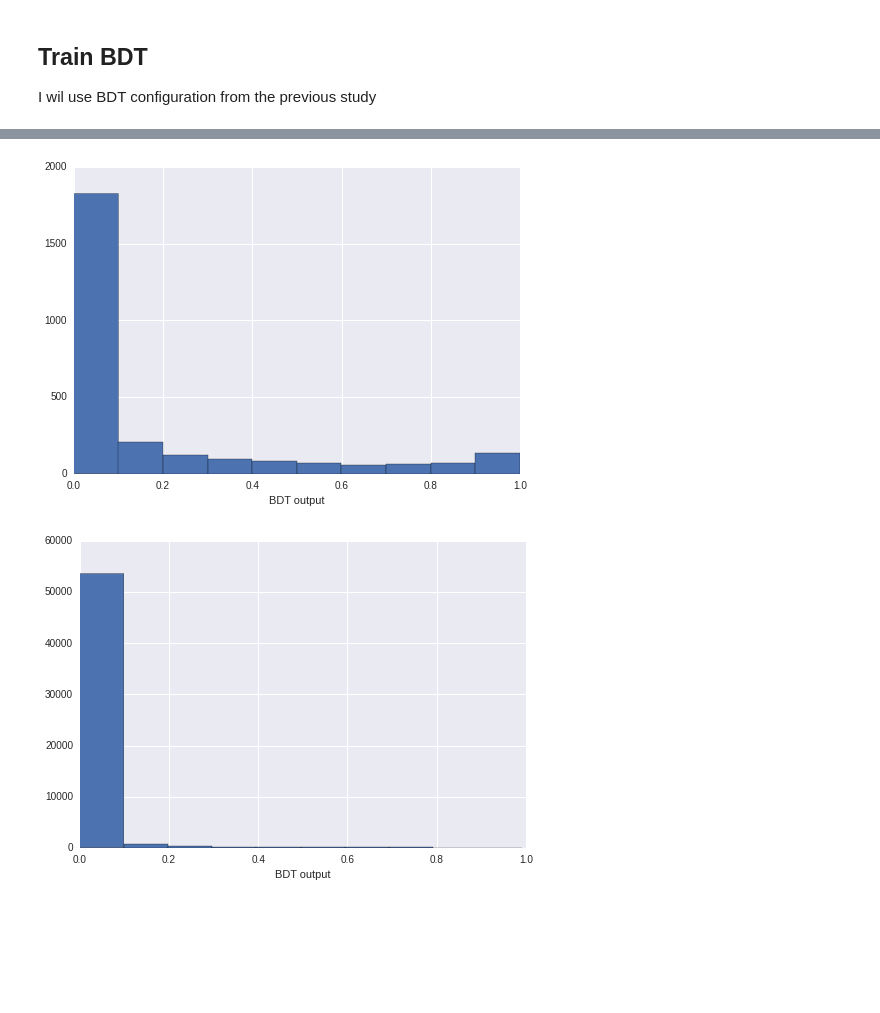
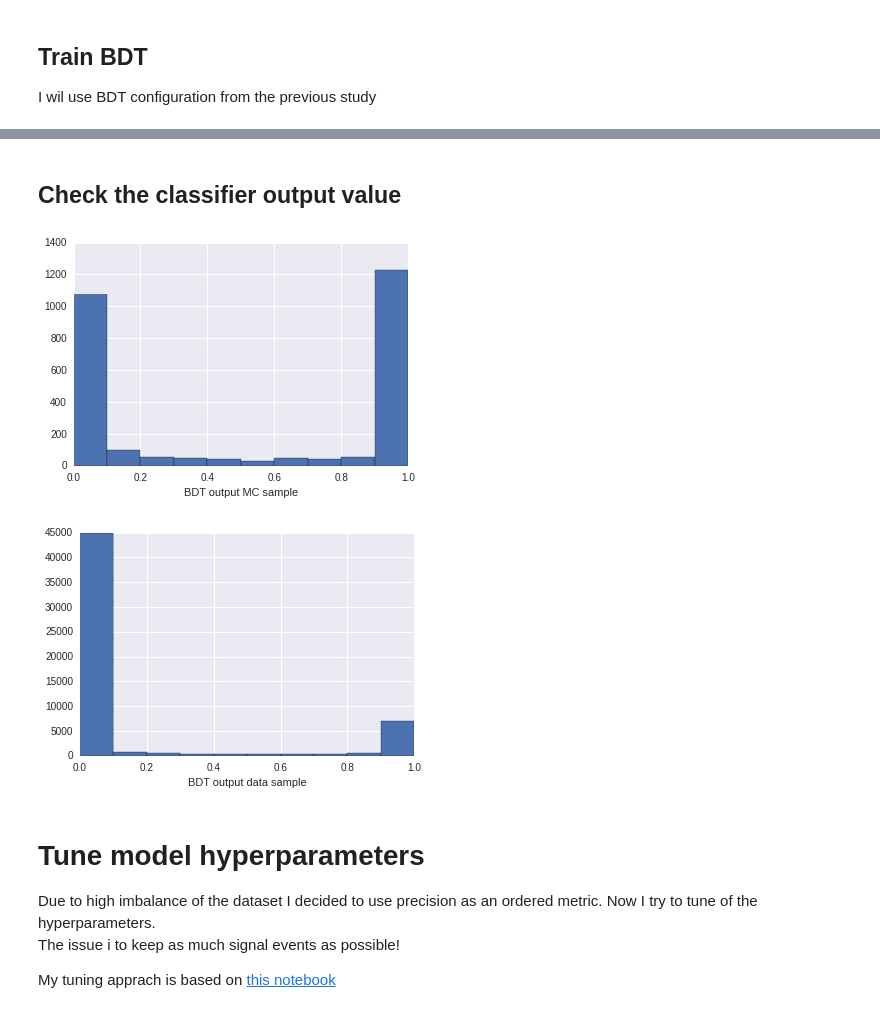
Before and after one commit to adendek/Xibc, a Jupyter notebook: MachineLearning/Xb2LbK/sklearn/BDT-Baseline.ipynb, the cells around one changed output, grey strips where cells are left out. Saved outputs shown, nothing was run; the diff lists cells and outputs as text; code cells hidden in the pictures; blank space fills up the shorter version.

Commit message:
add BDT hyperparameters tuning

```diff
--- a/MachineLearning/Xb2LbK/sklearn/BDT-Baseline.ipynb
+++ b/MachineLearning/Xb2LbK/sklearn/BDT-Baseline.ipynb
@@ -490,8 +493,11 @@ trainig_data = trainig_data.drop(["Xc_M","Xb_M"], axis=1).astype(numpy.float64)
 target = trainig_data.Label
 trainig_features = trainig_data.drop(["Label"], axis=1).astype(numpy.float64)
 # %%
-trainX, testX, trainY, testY = train_test_split(trainig_features, target, random_state=42,train_size=0.7 )
+trainX, testX, trainY, testY = train_test_split(trainig_features, target, random_state=42,train_size=0.8 )
 
-gb = xgb.XGBClassifier( n_estimators=400, learning_rate=0.2, scale_pos_weight=20, max_depth=6, verbose =3)
+sample_weight = numpy.ones(trainX.count()[0])
+sample_weight[numpy.where(trainY == 1)] *= 20
 
-gb.fit(trainX,trainY)
+gb = GradientBoostingClassifier( n_estimators=600, learning_rate=0.2, max_depth=6 ,verbose =3)
+
+gb.fit(trainX,trainY, sample_weight=sample_weight )
@@ -520,3 +658,5 @@ plt.show()
+# %% [markdown]
+## Check the  classifier output value
 # %%
 signal_mc_to_bdt = signal_mc.drop(["Xc_M","Xb_M","Label"], axis=1).astype(numpy.float64)
 mc_scores = gb.predict_proba(signal_mc_to_bdt)[:,1]
@@ -525,14 +665,22 @@ data_signal_scores = gb.predict_proba(signal_data_to_bdt)[:,1]
 # %%
 plt.figure()
 plt.hist(mc_scores)
-plt.xlabel('BDT output')
+plt.xlabel('BDT output MC sample')
 plt.show()
 # %% [output]
-[figure, old version]
+[figure, new version]
 # %%
 plt.figure()
 plt.hist(data_signal_scores)
-plt.xlabel('BDT output')
+plt.xlabel('BDT output data sample')
 plt.show()
 # %% [output]
-[figure, old version]
+[figure, new version]
+# %% [markdown]
+# Tune model hyperparameters
+
+Due to high imbalance of the dataset I decided to use precision as an ordered metric.
+Now I try to tune of the hyperparameters.
+The issue i to keep as much signal events as possible!
+
+My tuning apprach is based on [this notebook](http://nbviewer.jupyter.org/urls/s3.amazonaws.com/datarobotblog/notebooks/gbm-tutorial.ipynb)
```
Also changed, not shown: parts of 18 cells of this notebook.
